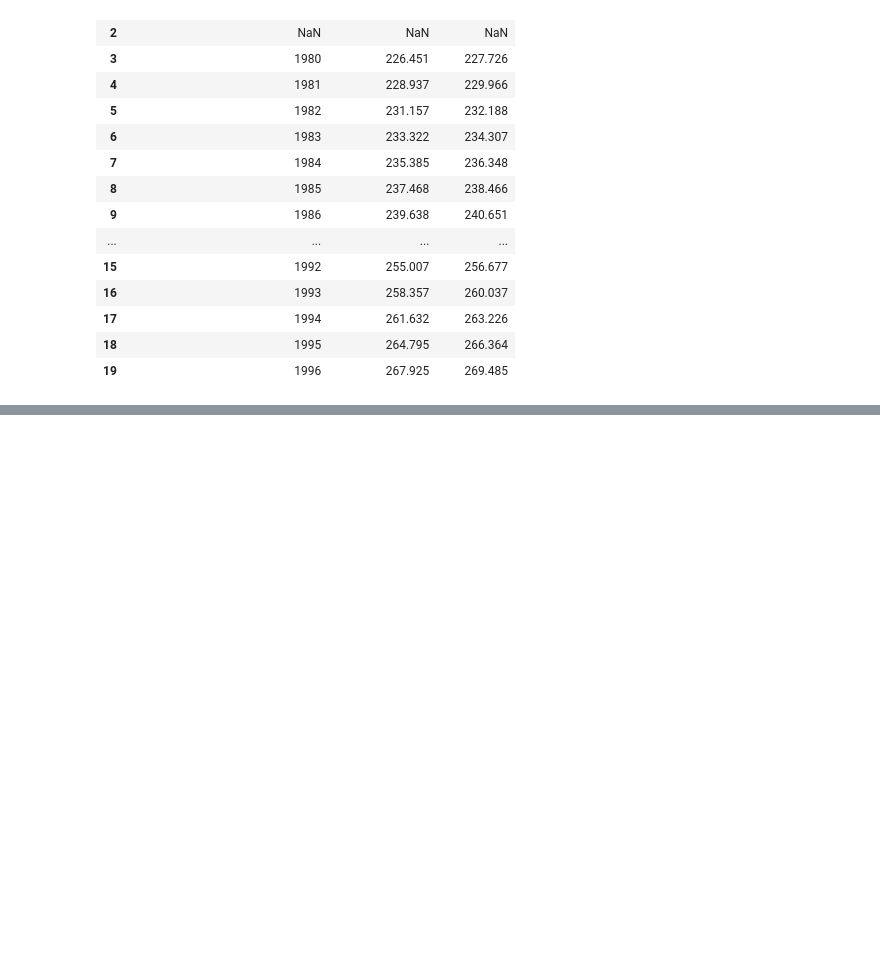
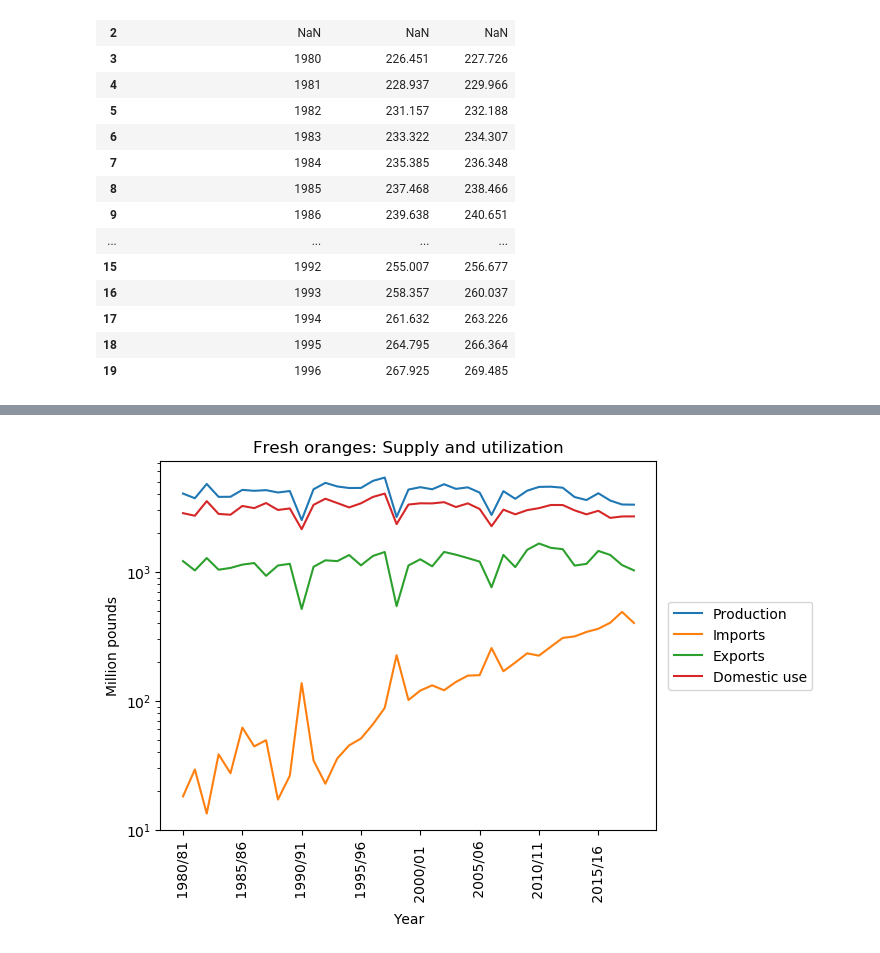
Before and after one commit to haoyuzhang89/w200-Project-US-Diet-Trends-1970-to-2019, a Jupyter notebook: Fruit/Fruit Supply and Utilization G.ipynb, the cells around one changed output, grey strips where cells are left out. Cells and saved outputs as stored; diff of their text form; code cells hidden in the pictures; blank space fills up the shorter version.

Commit message:
Fruit/in_ex, Vege/in_ex 8/4 -Haoyu

```diff
--- a/Fruit/Fruit Supply and Utilization G.ipynb
+++ b/Fruit/Fruit Supply and Utilization G.ipynb
@@ -45,0 +70,7 @@ df_g45.head(20)
+# %%
+df_g18 = pd.read_csv('dataframe/G18_df.csv')  # after the second time
+df_g18.set_index('Year',inplace = True)
+#fruit_yr.index = fruit_yr.index.map(str)
+#print(fruit_yr.columns)
+
+df_g18.head(5)  # whole dataframe table set up
@@ -45,0 +85,12 @@ df_g45.head(20)
+# %%
+orange_in_ex = df_g18[['Production', 'Imports', 'Exports', 'Domestic use']]
+orange_in_ex.plot()
+
+plt.legend(bbox_to_anchor=(1.01, 0.5), loc = "center left")
+plt.ylabel("Million pounds")
+plt.xticks(rotation='vertical')
+
+plt.title("Fresh oranges: Supply and utilization")
+plt.yscale('log')
+# %% [output]
+[figure, added]
```
Also changed, not shown: parts of 4 cells of this notebook, 2 other files.
